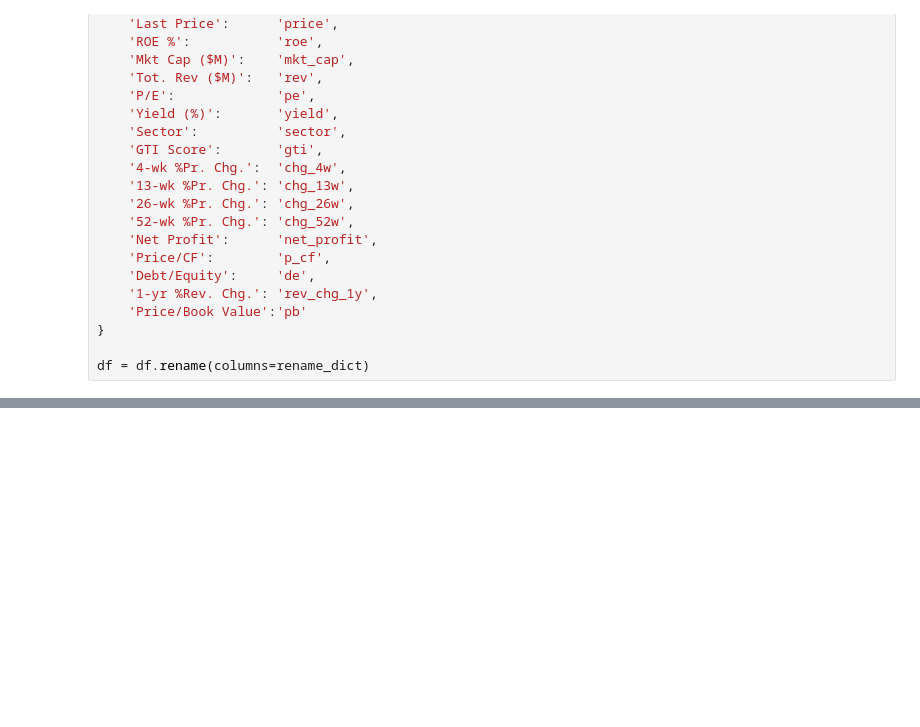
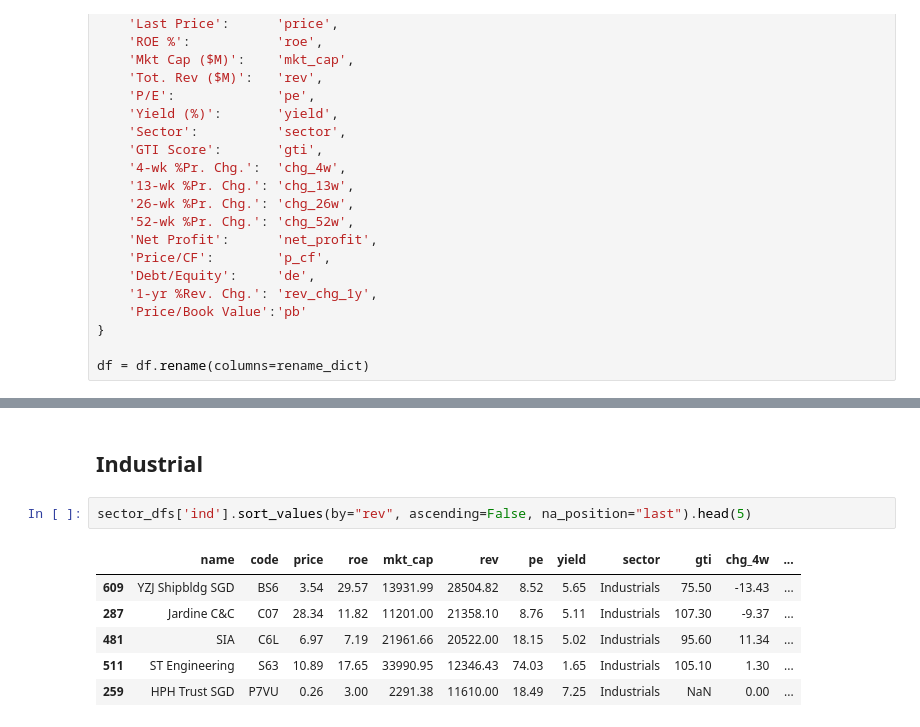
Before and after one commit to mrsmmori1234/notebooks_rep, a Jupyter notebook: notebooks/sgx_securities.ipynb, the cells around one changed output, grey strips where cells are left out. Cells and saved outputs as stored; diff of their text form; blank space fills up the shorter version.

```diff
--- a/notebooks/sgx_securities.ipynb
+++ b/notebooks/sgx_securities.ipynb
@@ -171,0 +223,11 @@ df_top5[result_cols]
+# %% [markdown]
+## Industrial
+# %%
+sector_dfs['ind'].sort_values(by="rev", ascending=False, na_position="last").head(5)
+# %% [output]
+|  | name | code | price | roe | mkt_cap | rev | pe | yield | sector | gti | chg_4w | ... |
+| 609 | YZJ Shipbldg SGD | BS6 | 3.54 | 29.57 | 13931.99 | 28504.82 | 8.52 | 5.65 | Industrials | 75.50 | -13.43 | ... |
+| 287 | Jardine C&C | C07 | 28.34 | 11.82 | 11201.00 | 21358.10 | 8.76 | 5.11 | Industrials | 107.30 | -9.37 | ... |
+| 481 | SIA | C6L | 6.97 | 7.19 | 21961.66 | 20522.00 | 18.15 | 5.02 | Industrials | 95.60 | 11.34 | ... |
+| 511 | ST Engineering | S63 | 10.89 | 17.65 | 33990.95 | 12346.43 | 74.03 | 1.65 | Industrials | 105.10 | 1.30 | ... |
+| 259 | HPH Trust SGD | P7VU | 0.26 | 3.00 | 2291.38 | 11610.00 | 18.49 | 7.25 | Industrials | NaN | 0.00 | ... |
```
Also changed, not shown: parts of 23 cells of this notebook, 4 other files.
